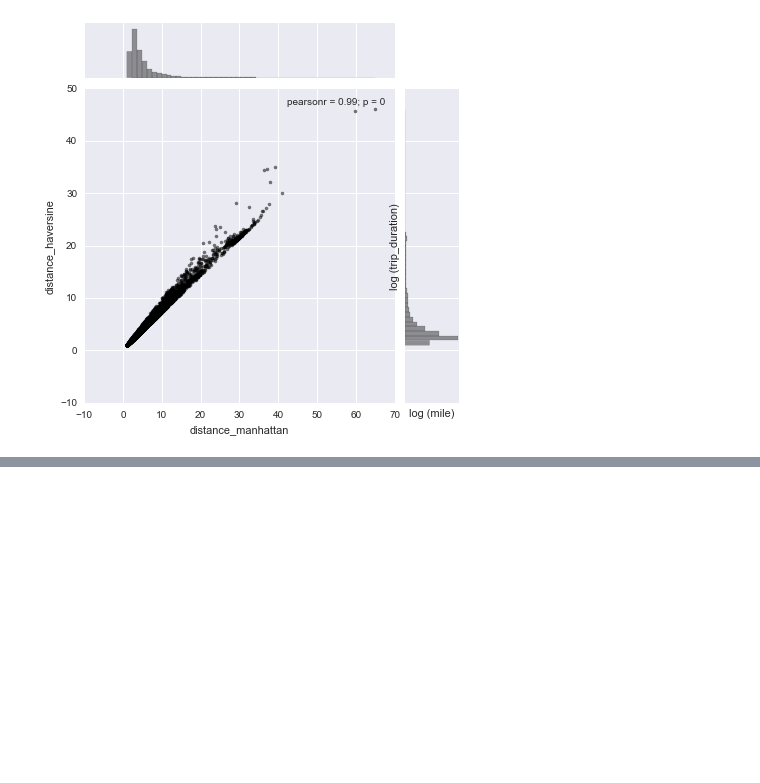
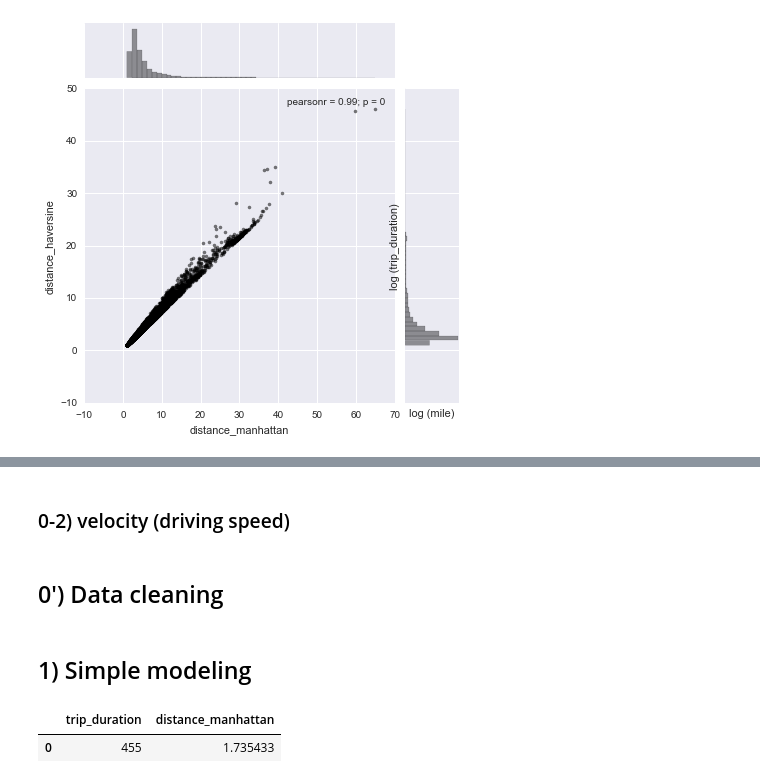
Before and after one commit to yennanliu/NYC_Taxi_Trip_Duration, a Jupyter notebook: notebook/NYC_Taxi_ML_V1_Yen.ipynb, the cells around one changed output, grey strips where cells are left out. Drawn from its saved outputs; the diff is of its cells as text; code cells hidden in the pictures; blank space fills up the shorter version.

```diff
--- a/notebook/NYC_Taxi_ML_V1_Yen.ipynb
+++ b/notebook/NYC_Taxi_ML_V1_Yen.ipynb
@@ -171,0 +181,23 @@ plt.ylabel('log (trip_duration)')
+# %% [markdown]
+### 0-2) velocity (driving speed)
+# %% [markdown]
+## 0') Data cleaning
+# %%
+# data cleaning help function
+
+
+# just simple remove too big /small data points in features, will do further after
+# data cleaning analysis
+
+def clean_data(df):
+    df_ = df.copy()
+    # remove possible outlier in haversine distance
+    df_ = df_[(df_['distance_haversine'] < df_['distance_haversine'].quantile(0.95))&
+         (df_['distance_haversine'] > df_['distance_haversine'].quantile(0.05))]
+    # remove possible outlier in trip duration
+    df_ = df_[(df_['trip_duration'] < df_['trip_duration'].quantile(0.95))&
+         (df_['trip_duration'] > df_['trip_duration'].quantile(0.05))]
+
+    return df_
+# %% [markdown]
+## 1) Simple modeling
@@ -171,0 +242,5 @@ plt.ylabel('log (trip_duration)')
+# %%
+df_train_linear_[selected_feature_].head(1)
+# %% [output]
+|  | trip_duration | distance_manhattan |
+| 0 | 455 | 1.735433 |
```
Also changed, not shown: parts of 11 cells of this notebook.
